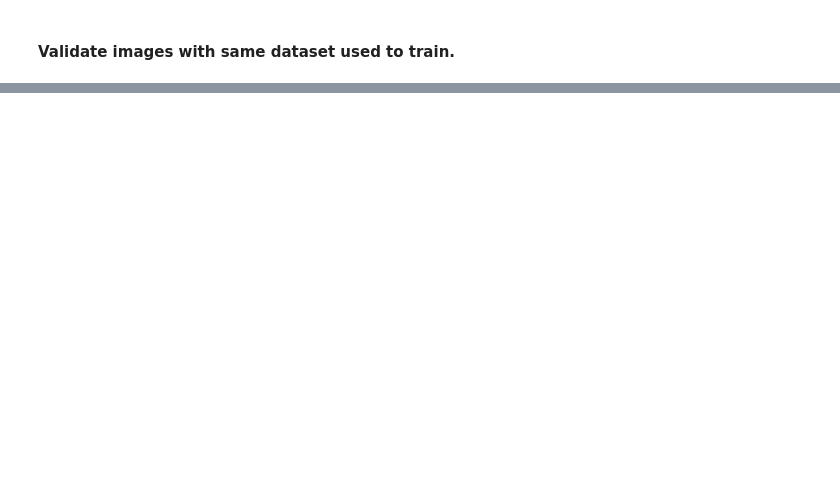
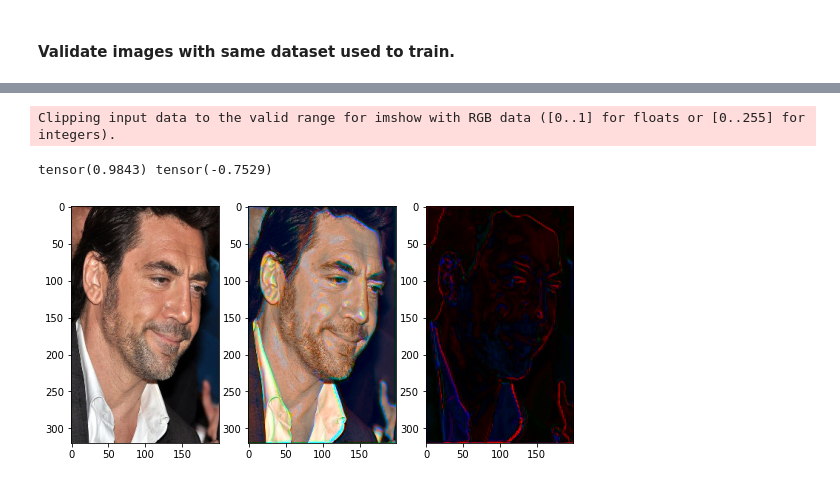
Before and after one commit to sachithdickwella/computervision-pytorch, a Jupyter notebook: src/gray_to_color.ipynb, the cells around one changed output, grey strips where cells are left out. Cells and saved outputs as stored; diff of their text form; code cells hidden in the pictures; blank space fills up the shorter version.

```diff
--- a/src/gray_to_color.ipynb
+++ b/src/gray_to_color.ipynb
@@ -313,0 +309,32 @@ validate(g_ims[0].view(-1, 1, HEIGHT, WIDTH))
+# %%
+IMG_INDEX = 0
+
+with torch.no_grad():
+
+    model.eval()
+
+    plt.figure(figsize=(9, 8))
+    plt.subplot(131)
+    plt.imshow(np.transpose(rgb_ims[IMG_INDEX], axes=(1, 2, 0)))
+
+    s = model(l_ims[IMG_INDEX].to(device).view(-1, 1, HEIGHT, WIDTH))
+    s = torch.stack([l_ims[IMG_INDEX][0], s[0, 0].cpu(), s[0, 1].cpu()]) * 255
+    s = np.transpose(s.detach().view(-1, HEIGHT, WIDTH).numpy(), axes=(1, 2, 0)).astype(np.uint8)
+    s = cv2.cvtColor(s, code=cv2.COLOR_LAB2RGB)
+
+    plt.subplot(132)
+    plt.imshow(s)
+
+    org = np.transpose(rgb_ims[IMG_INDEX], axes=(1, 2, 0))
+    pred = torch.Tensor(s) / 255
+
+    diff = torch.sub(input=org, other=pred)
+
+    print(diff[:, :, 2].max(), diff[:, :, 2].min())
+
+    plt.subplot(133)
+    plt.imshow(diff)
+# %% [output]
+Clipping input data to the valid range for imshow with RGB data ([0..1] for floats or [0..255] for integers).
+tensor(0.9843) tensor(-0.7529)
+[figure, added]
```
Also changed, not shown: parts of 12 cells of this notebook.
